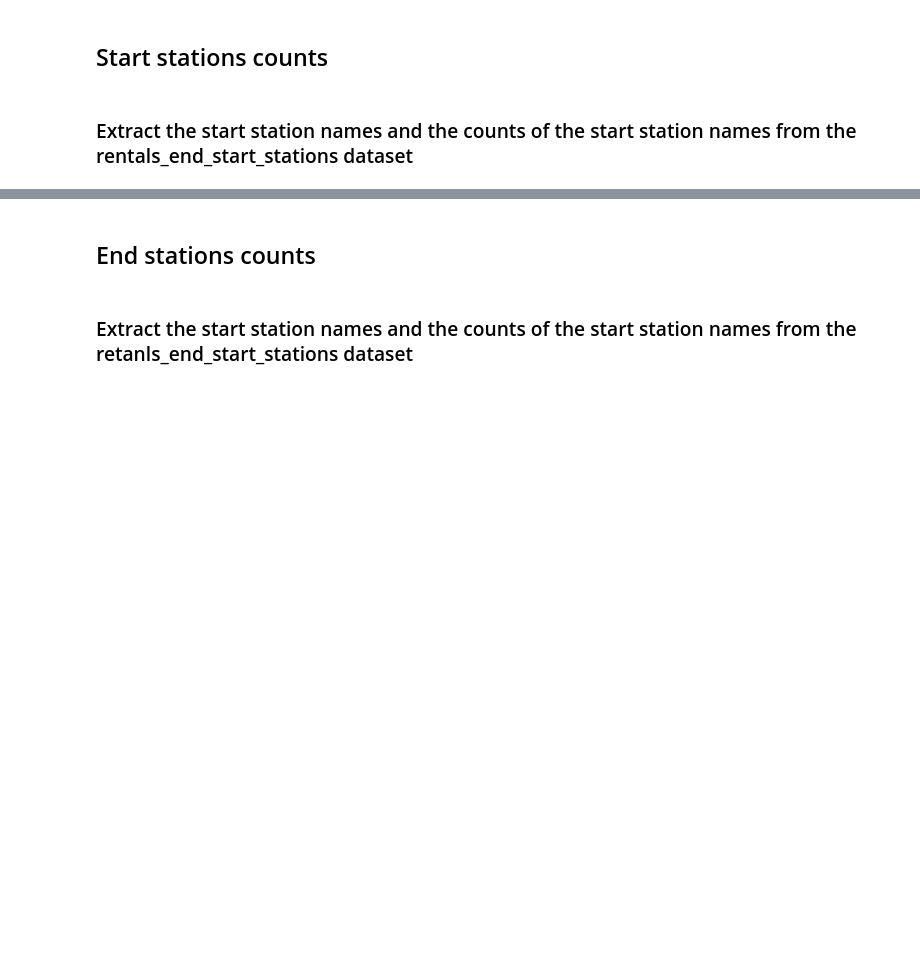
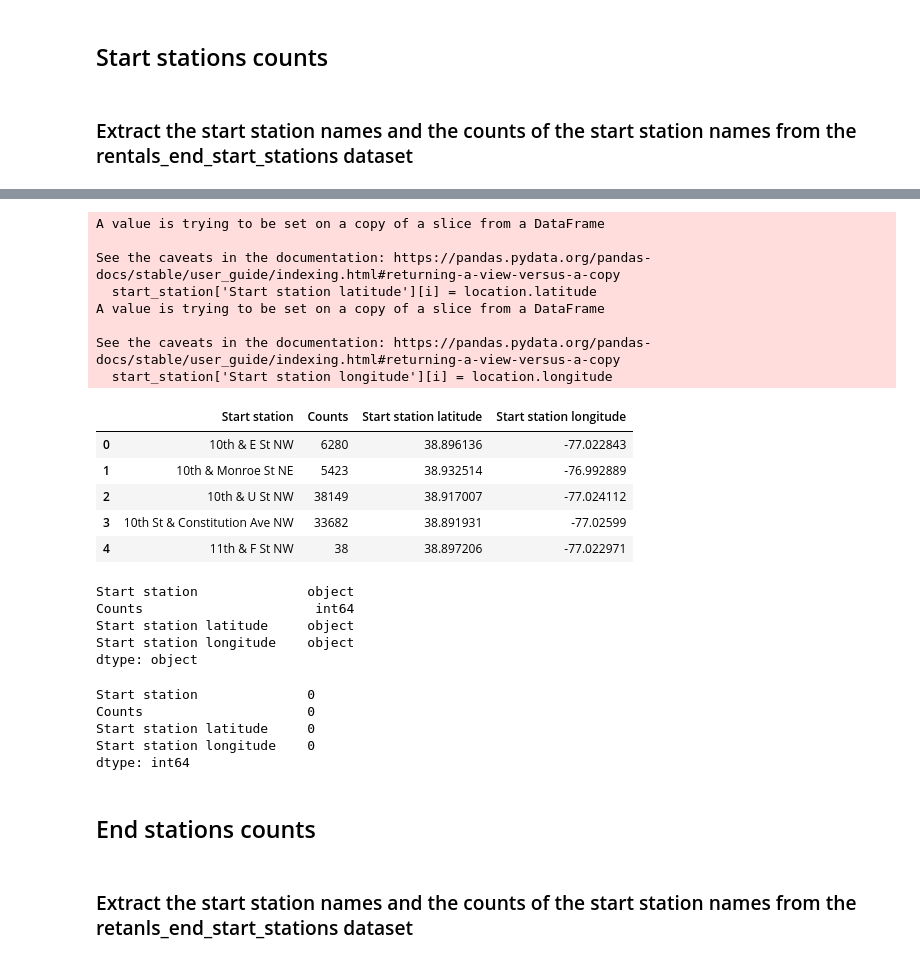
Before and after one commit to MaxLopezSalgado/capital_bike_sharing, a Jupyter notebook: data_wrangling/data_wrangling.ipynb, the cells around one changed output, grey strips where cells are left out. Cells and saved outputs as stored; diff of their text form; code cells hidden in the pictures; blank space fills up the shorter version.

```diff
--- a/data_wrangling/data_wrangling.ipynb
+++ b/data_wrangling/data_wrangling.ipynb
@@ -743,3 +754,47 @@ display(start_station.head())
+# %%
+# use the geolocator to find the latitude and longitude of each start station
+geolocator = Nominatim(user_agent="my-geocoding_application", timeout=10)
+
+# create a for loop to iterate through the start_station dataset and find the latitude and longitude of each start station
+for i in range(len(start_station)):
+    location = geolocator.geocode(start_station['Start station'][i])
+    if location is not None:
+        start_station['Start station latitude'][i] = location.latitude
+        start_station['Start station longitude'][i] = location.longitude
+
+# check the first 5 rows of the start_station dataset
+display(start_station.head())
+
+# check the data types of the start_station dataset
+display(start_station.dtypes)
+
+# check the missing values of the start_station dataset
+display(start_station.isnull().sum())
+# %% [output]
+A value is trying to be set on a copy of a slice from a DataFrame
+
+See the caveats in the documentation: https://pandas.pydata.org/pandas-docs/stable/user_guide/indexing.html#returning-a-view-versus-a-copy
+  start_station['Start station latitude'][i] = location.latitude
+A value is trying to be set on a copy of a slice from a DataFrame
+
+See the caveats in the documentation: https://pandas.pydata.org/pandas-docs/stable/user_guide/indexing.html#returning-a-view-versus-a-copy
+  start_station['Start station longitude'][i] = location.longitude
+|  | Start station | Counts | Start station latitude | Start station longitude |
+| 0 | 10th & E St NW | 6280 | 38.896136 | -77.022843 |
+| 1 | 10th & Monroe St NE | 5423 | 38.932514 | -76.992889 |
+| 2 | 10th & U St NW | 38149 | 38.917007 | -77.024112 |
+| 3 | 10th St & Constitution Ave NW | 33682 | 38.891931 | -77.02599 |
+| 4 | 11th & F St NW | 38 | 38.897206 | -77.022971 |
+Start station              object
+Counts                      int64
+Start station latitude     object
+Start station longitude    object
+dtype: object
+Start station              0
+Counts                     0
+Start station latitude     0
+Start station longitude    0
+dtype: int64
 # %% [markdown]
 ## End stations counts
 # %% [markdown]
```
Also changed, not shown: parts of 7 cells of this notebook.
